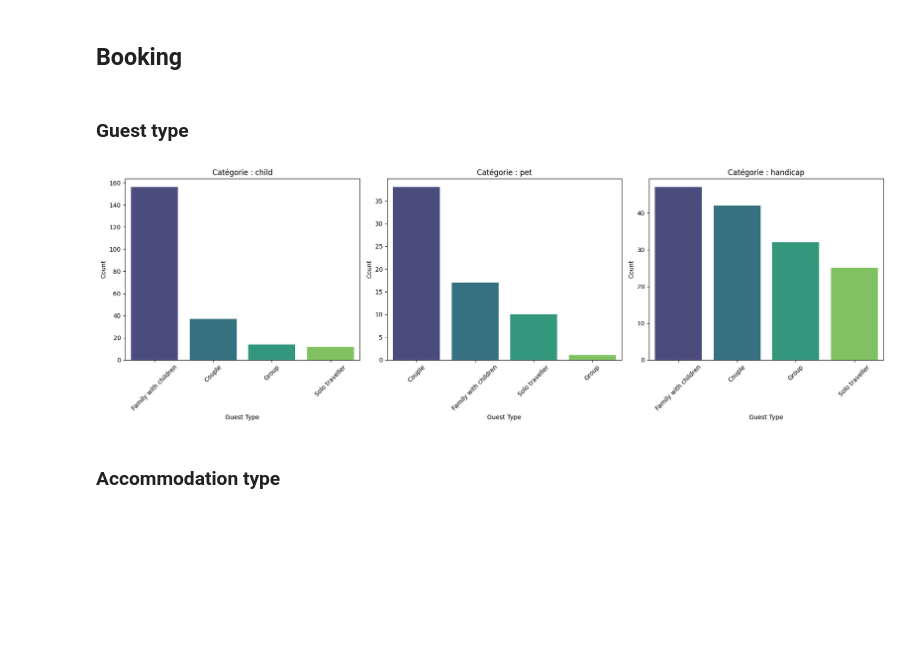
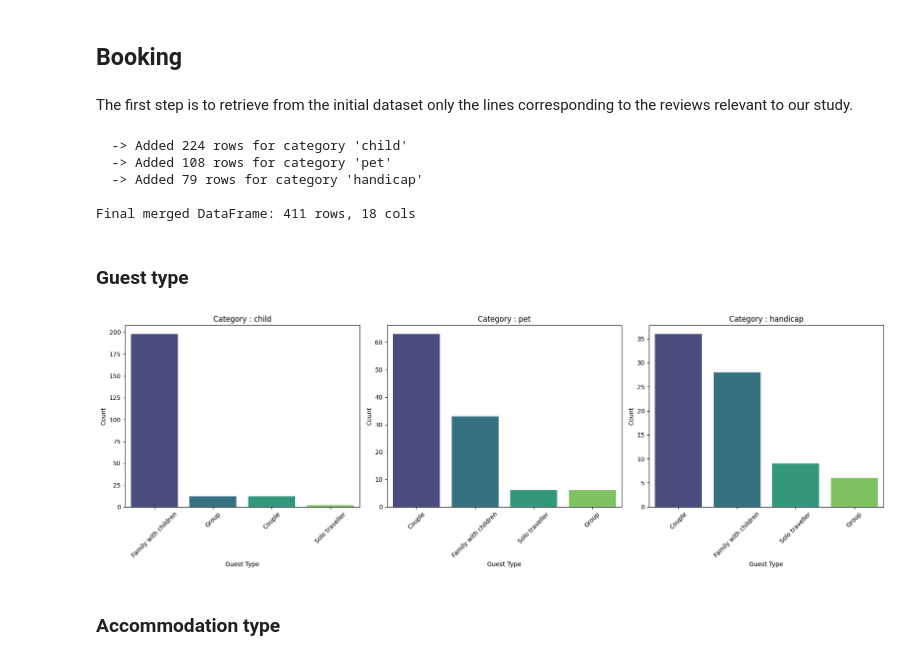
Before and after one commit to AlbinMorisseau/large-project, a Jupyter notebook: notebooks/draft/features_visualization.ipynb, the cells around one changed output. Cells and saved outputs as stored; diff of their text form; code cells hidden in the pictures; blank space fills up the shorter version.

Commit message:
features visualization

```diff
--- a/notebooks/draft/features_visualization.ipynb
+++ b/notebooks/draft/features_visualization.ipynb
@@ -2,0 +15,2 @@
+# %%
+categories = ["child", "pet", "handicap"]
@@ -17,47 +72,44 @@ categories = df_joined["category"].unique().to_list()
+# %% [markdown]
+The first step is to retrieve from the initial dataset only the lines corresponding to the reviews relevant to our study.
+# %%
+df_initial_path = "../../data/original/dataset/data_booking.csv"
+df_final_path_template = "../../data/processed/final/{category}/validated_data_booking_{category}_good.csv"
+
+df = build_dataset_from_final_files(
+    df_initial_path=df_initial_path,
+    df_final_path_template=df_final_path_template,
+    categories=categories
+)
+# %% [output]
+  -> Added 224 rows for category 'child'
+  -> Added 108 rows for category 'pet'
+  -> Added 79 rows for category 'handicap'
+
+Final merged DataFrame: 411 rows, 18 cols
 # %% [markdown]
 ### Guest type
 # %%
-# Préparer figure
+feature = "guest_type"
+
 fig, axes = plt.subplots(1, len(categories), figsize=(18, 6))
 
-# Palette variable
 for ax, cat in zip(axes, categories):
+    df_cat = df.filter(pl.col("category") == cat)
+    counts = (df_cat.group_by(feature).agg(pl.len().alias("count")).sort("count", descending=True))
 
-    # Filtre par catégorie
-    df_cat = df_joined.filter(pl.col("category") == cat)
-
-    # Comptage guest_type
-    counts = (
-        df_cat
-        .group_by("guest_type")
-        .agg(pl.len().alias("count"))
-        .sort("count", descending=True)
-    )
-
-    types = counts["guest_type"].to_list()
+    types = counts[feature].to_list()
     values = counts["count"].to_list()
 
-    # Palette
     palette = sns.color_palette("viridis", n_colors=len(types))
-
-    # Barplot avec hue obligatoire (Seaborn 0.14+)
-    sns.barplot(
-        x=types,
-        y=values,
-        hue=types,
-        palette=palette,
-        legend=False,
-        ax=ax
-    )
-
+    sns.barplot(x=types, y=values, hue=types, palette=palette, legend=False, ax=ax)
     ax.set_title(f"Category : {cat}")
     ax.set_xlabel("Guest Type")
     ax.set_ylabel("Count")
     ax.tick_params(axis='x', rotation=45)
 
 plt.tight_layout()
 plt.show()
 # %% [output]
-[figure, old version]
+[figure, new version]
 # %% [markdown]
 ### Accommodation type
```
Also changed, not shown: parts of 89 cells of this notebook, 1 other file.
